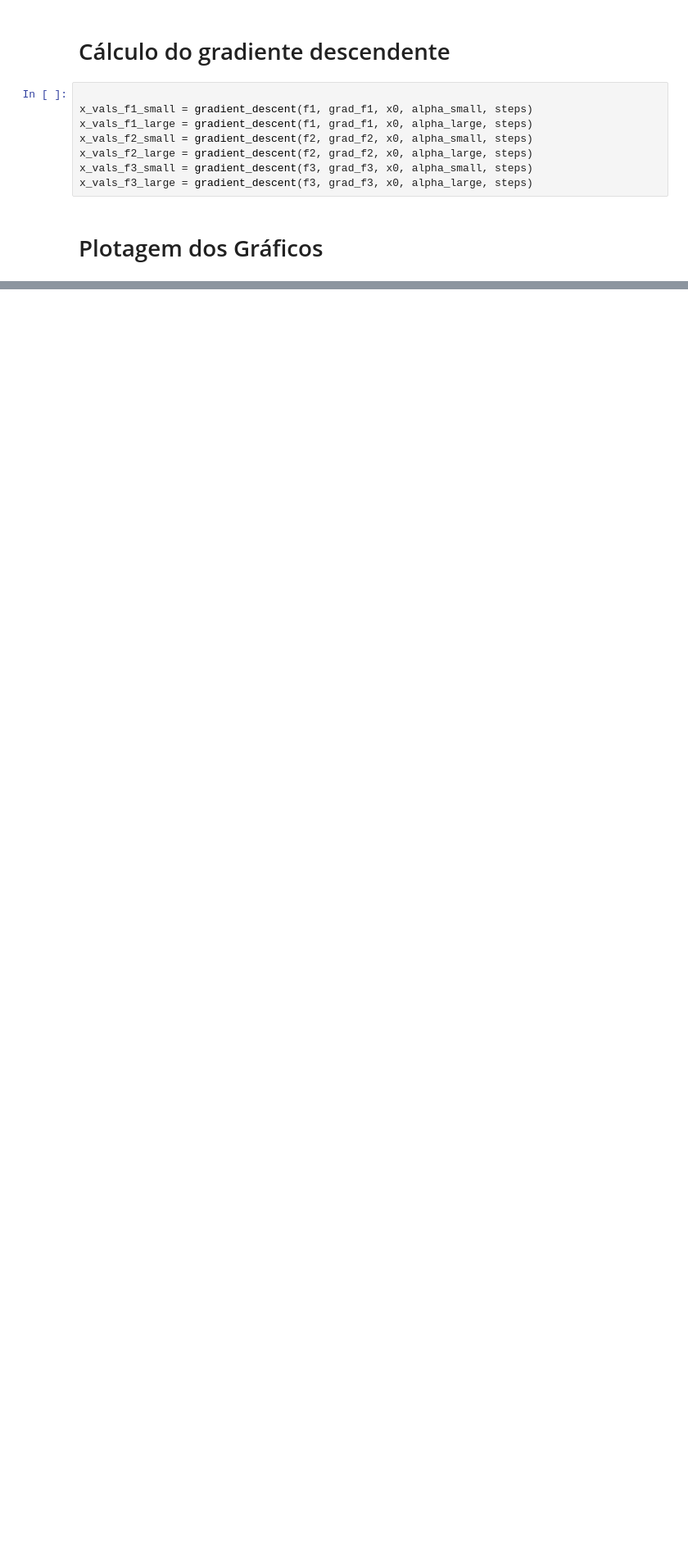
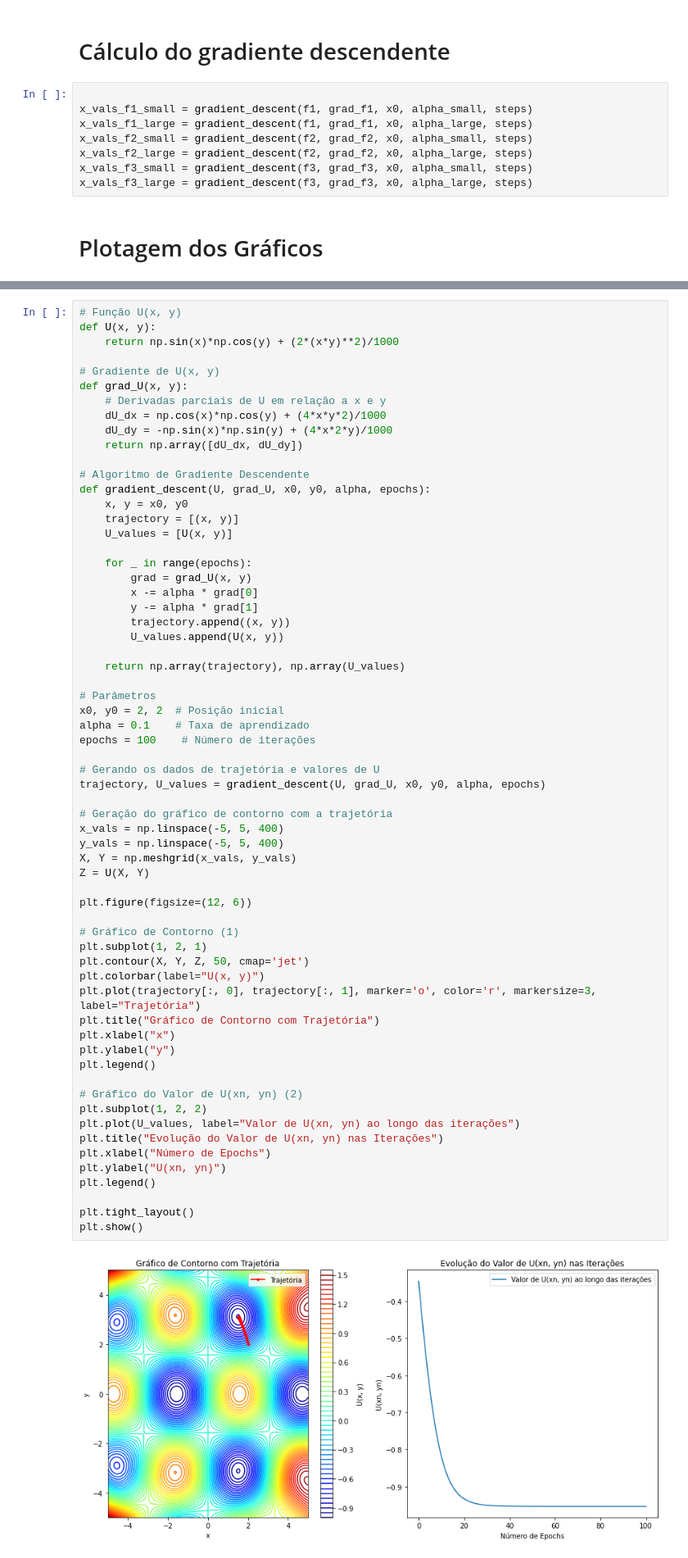
Before and after one commit to giovannicriso/GRADIENTE-DESCENDENTE, a Jupyter notebook: programa1.ipynb, the cells around one changed output, grey strips where cells are left out. Shown at 82% size. Cells and saved outputs as stored; diff of their text form; blank space fills up the shorter version.

Commit message:
Adicionado Grafico de contorno

```diff
--- a/programa1.ipynb
+++ b/programa1.ipynb
@@ -93,0 +94,65 @@ plt.show()
+# %%
+# Função U(x, y)
+def U(x, y):
+    return np.sin(x)*np.cos(y) + (2*(x*y)**2)/1000
+
+# Gradiente de U(x, y)
+def grad_U(x, y):
+    # Derivadas parciais de U em relação a x e y
+    dU_dx = np.cos(x)*np.cos(y) + (4*x*y*2)/1000
+    dU_dy = -np.sin(x)*np.sin(y) + (4*x*2*y)/1000
+    return np.array([dU_dx, dU_dy])
+
+# Algoritmo de Gradiente Descendente
+def gradient_descent(U, grad_U, x0, y0, alpha, epochs):
+    x, y = x0, y0
+    trajectory = [(x, y)]
+    U_values = [U(x, y)]
+
+    for _ in range(epochs):
+        grad = grad_U(x, y)
+        x -= alpha * grad[0]
+        y -= alpha * grad[1]
+        trajectory.append((x, y))
+        U_values.append(U(x, y))
+
+    return np.array(trajectory), np.array(U_values)
+
+# Parâmetros
+x0, y0 = 2, 2  # Posição inicial
+alpha = 0.1    # Taxa de aprendizado
+epochs = 100    # Número de iterações
+
+# Gerando os dados de trajetória e valores de U
+trajectory, U_values = gradient_descent(U, grad_U, x0, y0, alpha, epochs)
+
+# Geração do gráfico de contorno com a trajetória
+x_vals = np.linspace(-5, 5, 400)
+y_vals = np.linspace(-5, 5, 400)
+X, Y = np.meshgrid(x_vals, y_vals)
+Z = U(X, Y)
+
+plt.figure(figsize=(12, 6))
+
+# Gráfico de Contorno (1)
+plt.subplot(1, 2, 1)
+plt.contour(X, Y, Z, 50, cmap='jet')
+plt.colorbar(label="U(x, y)")
+plt.plot(trajectory[:, 0], trajectory[:, 1], marker='o', color='r', markersize=3, label="Trajetória")
+plt.title("Gráfico de Contorno com Trajetória")
+plt.xlabel("x")
+plt.ylabel("y")
+plt.legend()
+
+# Gráfico do Valor de U(xn, yn) (2)
+plt.subplot(1, 2, 2)
+plt.plot(U_values, label="Valor de U(xn, yn) ao longo das iterações")
+plt.title("Evolução do Valor de U(xn, yn) nas Iterações")
+plt.xlabel("Número de Epochs")
+plt.ylabel("U(xn, yn)")
+plt.legend()
+
+plt.tight_layout()
+plt.show()
+# %% [output]
+[figure, added]
```
Also changed, not shown: parts of 1 cell of this notebook.
